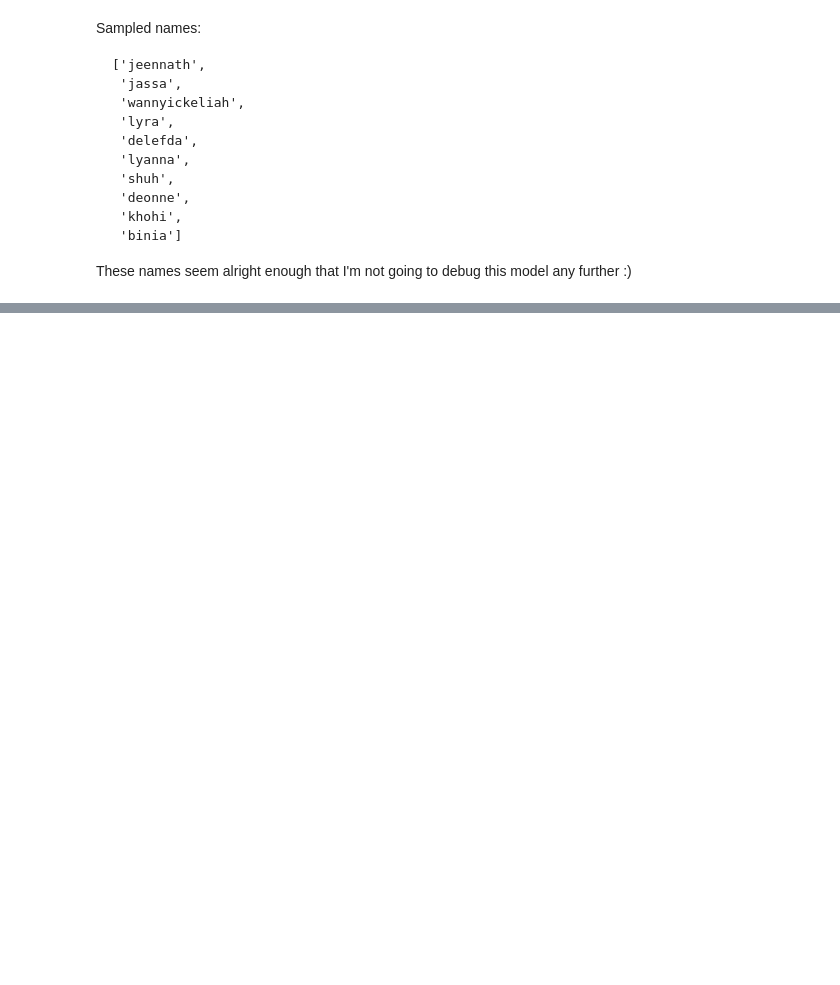
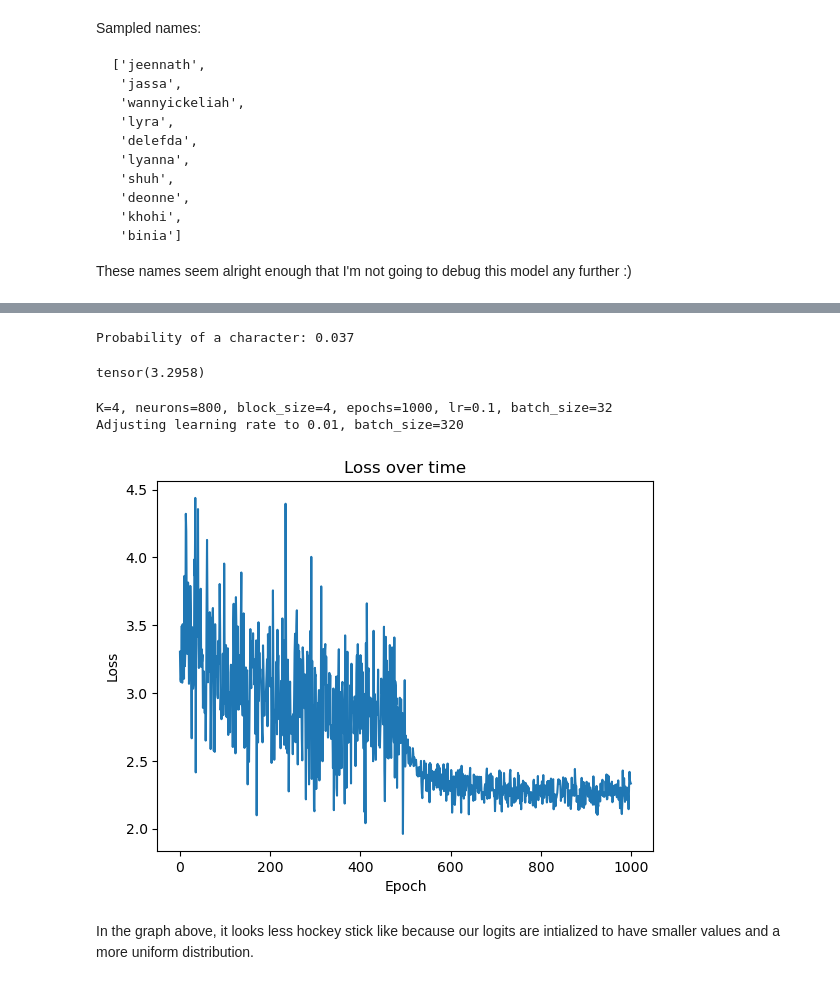
Before and after one commit to osamja/zero-to-hero, a Jupyter notebook: lecture_3_MLP.ipynb, the cells around one changed output, grey strips where cells are left out. Drawn from its saved outputs; the diff is of its cells as text; code cells hidden in the pictures; blank space fills up the shorter version.

```diff
--- a/lecture_3_MLP.ipynb
+++ b/lecture_3_MLP.ipynb
@@ -829,0 +874,14 @@ Sampled names:
+# %%
+pr_ch = 1/27
+print(f'Probability of a character: {pr_ch:.3f}')
+expected_loss = -torch.log(torch.tensor(pr_ch))
+expected_loss
+
+K = 1
+C = torch.zeros((27))
+
+probs = torch.softmax(C, dim=0).float()
+-torch.log(probs[3])
+# %% [output]
+Probability of a character: 0.037
+tensor(3.2958)
@@ -829,0 +1017,21 @@ Sampled names:
+# %%
+hyperparams = {
+    'epochs':1000,
+    'K': 4,
+    'neurons': 800,
+    'block_size': 4,
+    'lr': 0.1,
+    'batch_size': 32,
+}
+
+# Train the model with the best hyperparameters on the training set
+weights = train(
+    train_names,
+    hyperparams
+)
+# %% [output]
+K=4, neurons=800, block_size=4, epochs=1000, lr=0.1, batch_size=32
+Adjusting learning rate to 0.01, batch_size=320
+[figure, added]
+# %% [markdown]
+In the graph above, it looks less hockey stick like because our logits are intialized to have smaller values and a more uniform distribution.
```
Also changed, not shown: parts of 20 cells of this notebook.
